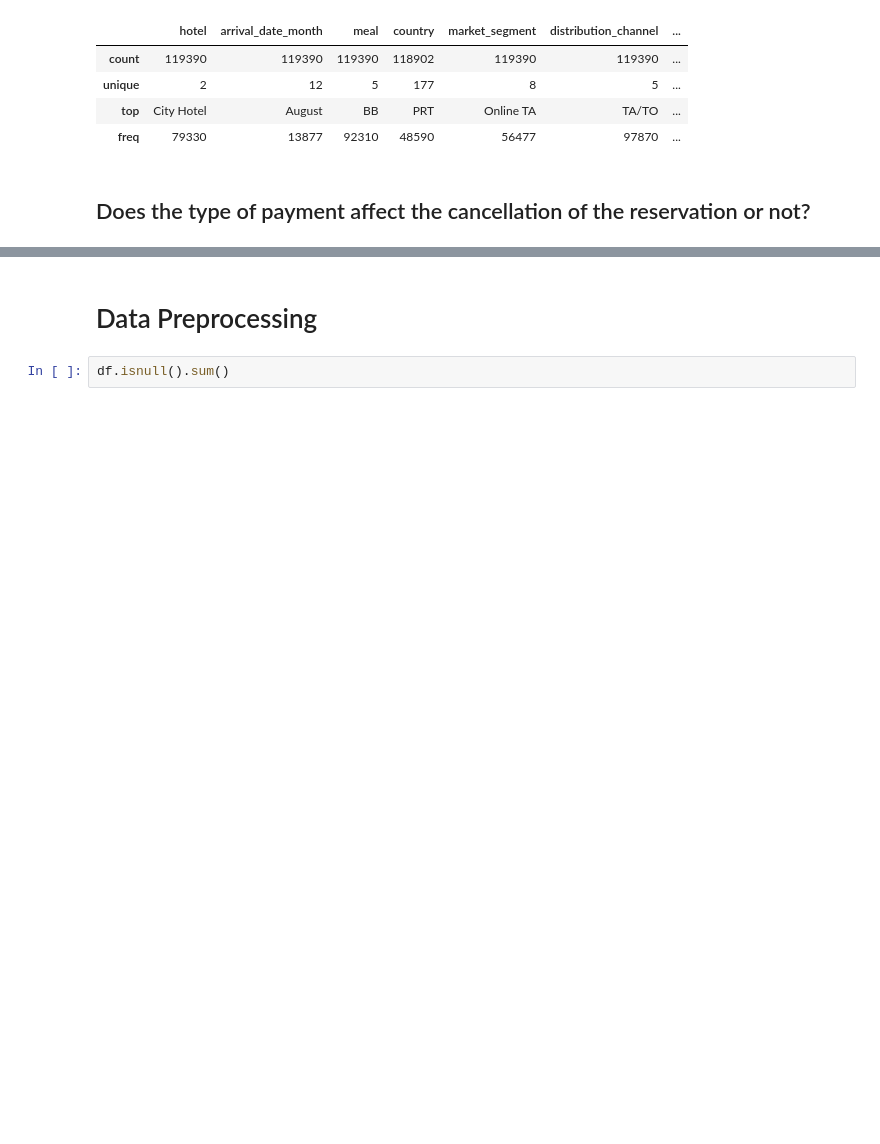
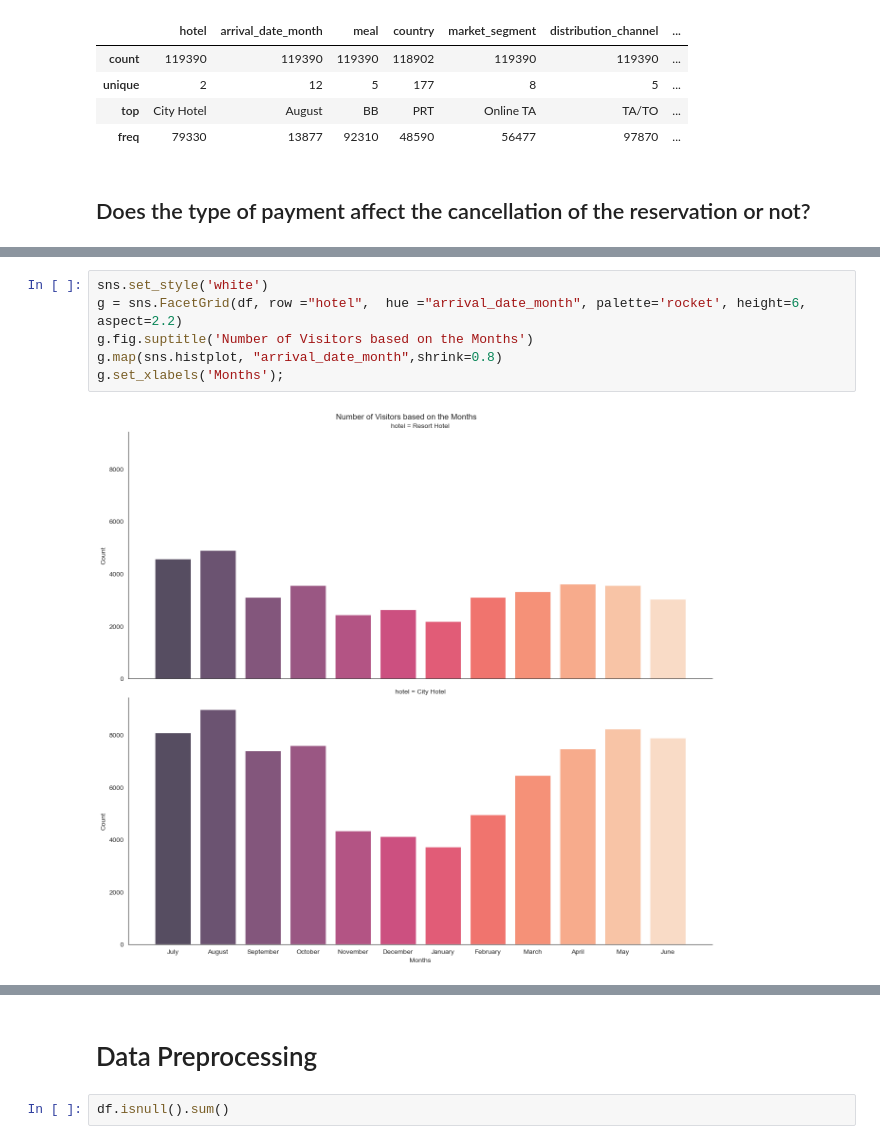
Before and after one commit to Tuwaiq-Data-Science-Bootcamp-V3/PCA-Lab1, a Jupyter notebook: CV_Assignment.ipynb, the cells around one changed output, grey strips where cells are left out. Cells and saved outputs as stored; diff of their text form; blank space fills up the shorter version.

```diff
--- a/CV_Assignment.ipynb
+++ b/CV_Assignment.ipynb
@@ -116,2 +162,10 @@ df.describe(include='object')
+# %%
+sns.set_style('white')
+g = sns.FacetGrid(df, row ="hotel",  hue ="arrival_date_month", palette='rocket', height=6, aspect=2.2)
+g.fig.suptitle('Number of Visitors based on the Months')
+g.map(sns.histplot, "arrival_date_month",shrink=0.8)
+g.set_xlabels('Months');
+# %% [output]
+[figure, added]
 # %%
 # %% [output]
```
Also changed, not shown: parts of 64 cells of this notebook.
